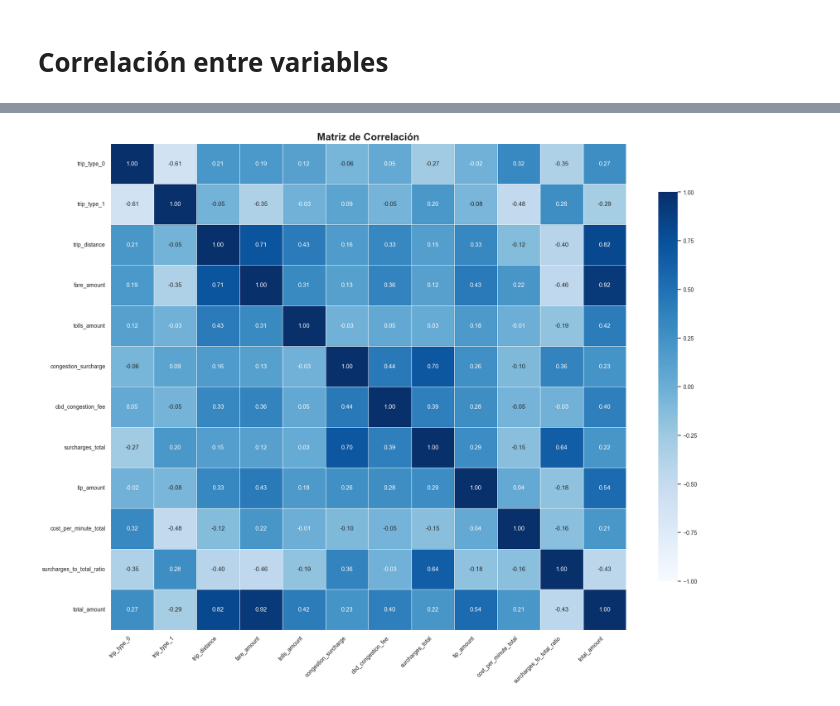
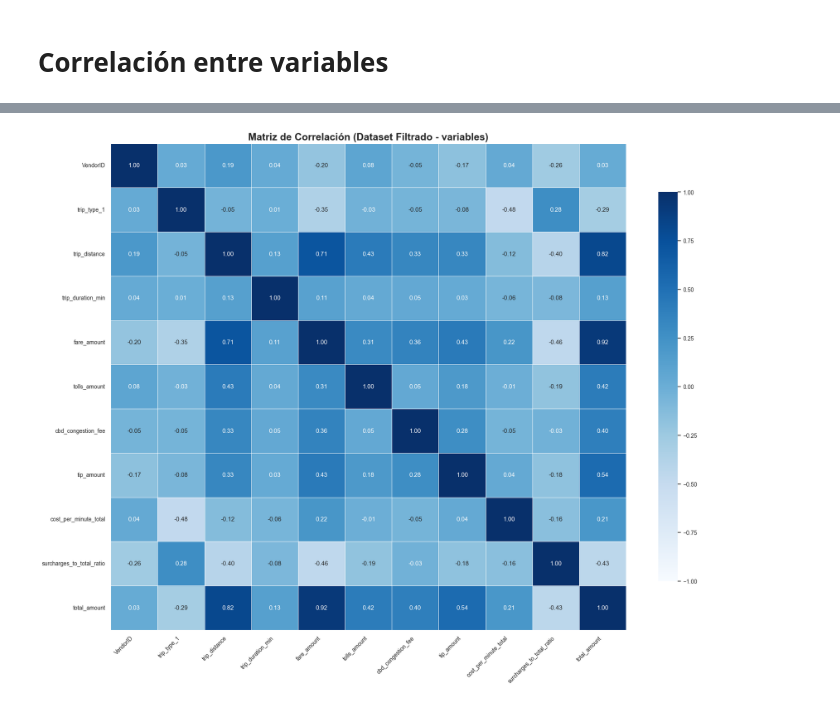
Before and after one commit to secarvallo/MLY0100, a Jupyter notebook: ML-N02/crisp-dm/03_data_preparation.ipynb, the cells around one changed output, grey strips where cells are left out. Cells and saved outputs as stored; diff of their text form; code cells hidden in the pictures.

```diff
--- a/ML-N02/crisp-dm/03_data_preparation.ipynb
+++ b/ML-N02/crisp-dm/03_data_preparation.ipynb
@@ -645,13 +648,32 @@ if 'pickup_week' not in df_prep.columns:
 if 'pickup_is_weekend' not in df_prep.columns:
 	df_prep['pickup_is_weekend'] = df_prep['pickup_day_of_week'].isin([5, 6]).astype(int)
 
-#Categorizar el día en Manaña, Tarde, Noche
+# Categorizar el día en Mañana, Tarde, Noche (ORDINAL)
 df_prep['pickup_time_of_day'] = pd.cut(
 	df_prep['pickup_hour'],
 	bins=[0, 5, 12, 17, 21, 24],
 	labels=['Night', 'Morning', 'Afternoon', 'Evening', 'Late Night'],
 	right=False,
-	ordered=False
+	ordered=True  # Cambiar a True para crear variable ordinal
 )
+
+# Crear mapeo ordinal para pickup_time_of_day (INMEDIATAMENTE después de crearla)
+time_day_dic = {
+    'Night' : 0,
+    'Morning' : 1,
+    'Afternoon' : 2,
+    'Evening' : 3,
+    'Late Night' : 4
+}
+# Aplicar el mapeo ordinal y convertir a tipo numérico
+df_prep['pickup_time_of_day_Ord'] = df_prep['pickup_time_of_day'].map(time_day_dic).astype('int32')
+
+# Drop pickup_time_of_day
+try:
+    df_prep = df_prep.drop(columns=['pickup_time_of_day'])
+    print("Columna 'pickup_time_of_day' eliminada.")
+except KeyError:
+    print("Columna 'pickup_time_of_day' no existe, continuando...")
+
 # hora Punta
 df_prep['is_peak_hour'] = df_prep['pickup_hour'].apply(lambda x: 1 if (7 <= x <= 9) or (16 <= x <= 19) else 0)
@@ -709,7 +733,8 @@ df_prep['surcharges_to_total_ratio'] = np.where(
 feature_domains = {
     'temporal_features': [
         'pickup_day', 'pickup_day_of_week',
-        'pickup_is_weekend', 'pickup_hour', 'pickup_time_of_day', 'is_peak_hour'
+        'pickup_is_weekend', 'pickup_hour',
+        'pickup_time_of_day_Ord', 'is_peak_hour'
     ],
     'metadata': [
         'VendorID', 'RatecodeID', 'PULocationID', 'DOLocationID',
@@ -908,10 +907,11 @@ Dimensiones finales del DataFrame: (49390, 34)
 # %%
-df_final = df_minmax.copy()
+df_fare = df_fare.copy()
+df_trip = df_trip.copy()
 # %% [markdown]
 # Correlación entre variables
 # %%
 # Seleccionar columnas numéricas y rellenar valores faltantes
-numeric_cols_for_corr = df_final.select_dtypes(include=[np.number]).columns
+numeric_cols_for_corr = df_fare.select_dtypes(include=[np.number]).columns
 df_prep_for_corr = df_final[numeric_cols_for_corr].copy()
 # Calcular la matriz de correlación
 corr = df_prep_for_corr.corr()
@@ -978,19 +994,19 @@ Limpieza de Columnas: Varianza Cero + Baja Correlación
 # %%
-# Seleccionar columnas numéricas y rellenar valores faltantes
-numeric_cols_for_corr = df_prep.select_dtypes(include=[np.number]).columns
-df_prep_for_corr = df_prep[numeric_cols_for_corr].fillna(df_prep[numeric_cols_for_corr].median())
+# Seleccionar columnas numéricas del DataFrame filtrado (df_prep_lows)
+numeric_cols_for_corr = df_prep_lows.select_dtypes(include=[np.number]).columns
+df_prep_for_corr = df_prep_lows[numeric_cols_for_corr].copy()
 
 # Calcular la matriz de correlación
 corr = df_prep_for_corr.corr()
 
 plt.figure(figsize=(18, 14))
 #sns.heatmap(corr, annot=True,cmap='Blues',fmt=".3f",mask=mask,linewidths=.5,cbar_kws={"shrink": .8},vmin=-1,vmax=1)
 sns.heatmap(corr, annot=True,cmap='Blues',fmt=".2f",linewidths=.5,cbar_kws={"shrink": .8},vmin=-1,vmax=1)
-plt.title("Matriz de Correlación", fontsize=18, fontweight='bold')
+plt.title("Matriz de Correlación (Dataset Filtrado - variables)", fontsize=18, fontweight='bold')
 plt.xticks(rotation=45, ha='right')
 plt.yticks(rotation=0)
 plt.tight_layout()
 plt.show()
 # %% [output]
-[figure, old version]
+[figure, new version]
 # %%
```
Also changed, not shown: parts of 20 cells of this notebook.
